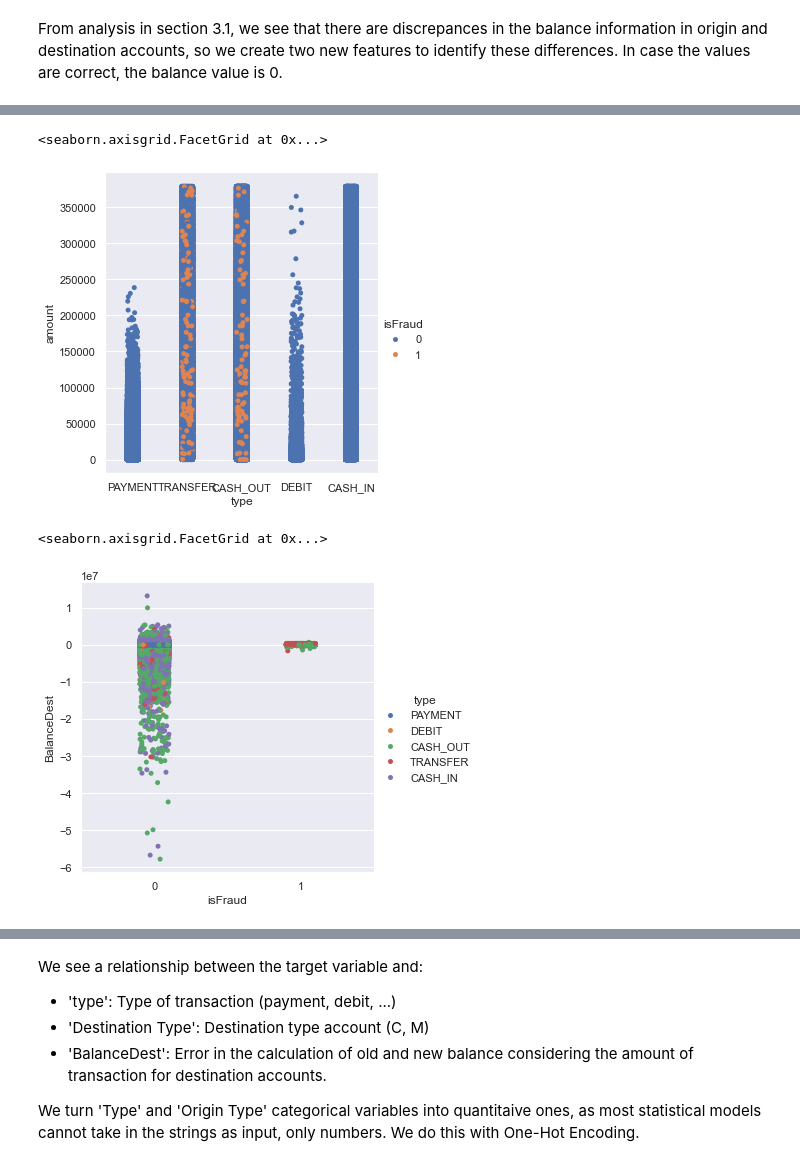
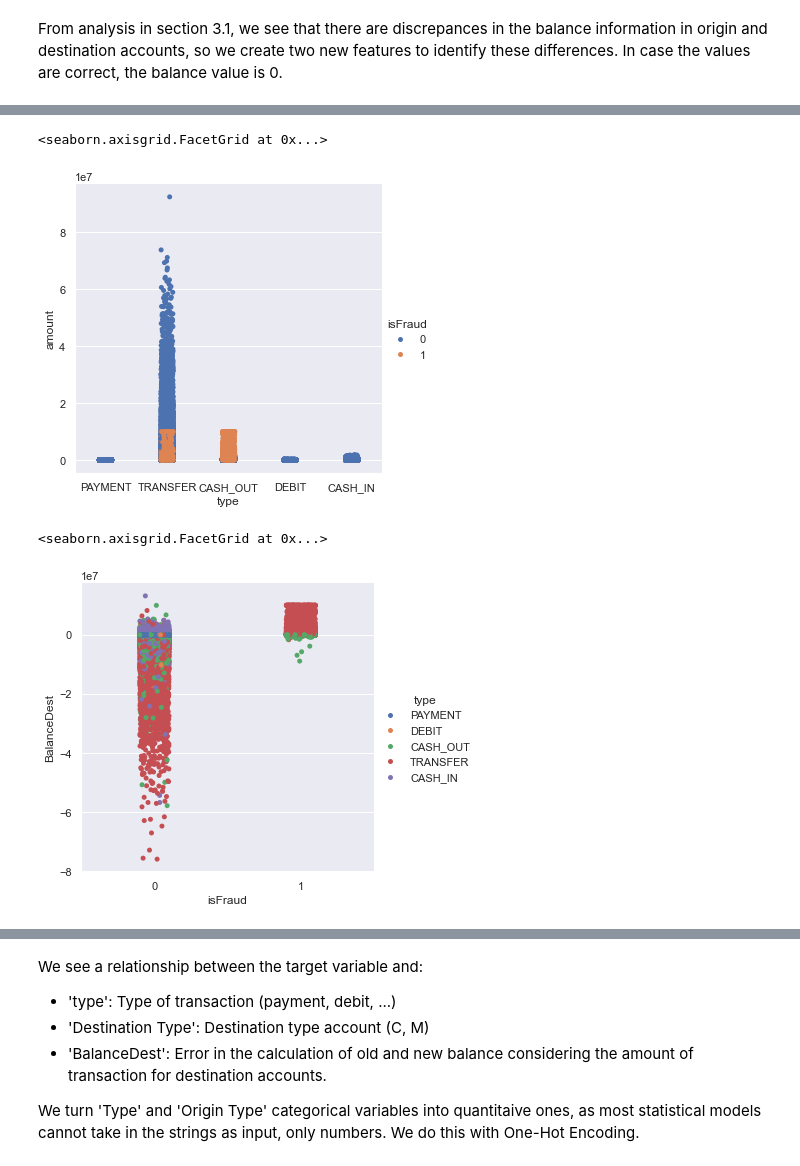
Before and after one commit to lauraaguilar4/Fraud_Project, a Jupyter notebook: Fraud_Notebook.ipynb, the cells around one changed output, grey strips where cells are left out. Drawn from its saved outputs; the diff is of its cells as text; code cells hidden in the pictures.

Commit message:
Change in outliers treatment and feature engineering.

```diff
--- a/Fraud_Notebook.ipynb
+++ b/Fraud_Notebook.ipynb
@@ -296,7 +301,5 @@ Choosing an appropriate replacement value can be subjective and may introduce bi
 # %%
-# Remove outliers
-df_cleaned = data[~data['Outlier']]
 # Drop additional columns
-df_cleaned.drop(['Robust_Z_Score', 'Outlier'], axis=1, inplace=True)
-df_cleaned.head()
+data.drop(['Robust_Z_Score', 'Outlier'], axis=1, inplace=True)
+data.head()
 # %% [output]
@@ -371,6 +332,6 @@ Moreover, according to the dataset description, this variable should be 1 for al
 Considering this, we remove 'isFlaggedFraud' variable, because it is meaningles, and we take 'isFraud' as the target variable of our dataset.
 # %%
 # Drop 'isFlaggedFraud' column
-df_cleaned.drop(['isFlaggedFraud'], axis=1, inplace=True)
-df_cleaned.head()
+data.drop(['isFlaggedFraud'], axis=1, inplace=True)
+data.head()
 # %% [output]
@@ -459,7 +416,7 @@ Moreover, we see that there is only 'C' account types in origin, so this variabl
 From analysis in section 3.1, we see that there are discrepances in the balance information in origin and destination accounts, so we create two new features to identify these differences.
 In case the values are correct, the balance value is 0.
 # %%
-df_cleaned['BalanceOrig'] = df_cleaned.newbalanceOrig - df_cleaned.oldbalanceOrg + df_cleaned.amount
-df_cleaned['BalanceDest'] = df_cleaned.oldbalanceDest - df_cleaned.newbalanceDest + df_cleaned.amount
-df_cleaned[['BalanceOrig','BalanceDest']].describe()
+data['BalanceOrig'] = data.newbalanceOrig - data.oldbalanceOrg + data.amount
+data['BalanceDest'] = data.oldbalanceDest - data.newbalanceDest + data.amount
+data[['BalanceOrig','BalanceDest']].describe()
 # %% [output]
@@ -485,11 +432,11 @@ See the caveats in the documentation: https://pandas.pydata.org/pandas-docs/stab
 # %%
-sns.catplot(x = "type", y = "amount", data = df_cleaned, hue = "isFraud")
+sns.catplot(x = "type", y = "amount", data = data, hue = "isFraud")
 # %% [output]
 <seaborn.axisgrid.FacetGrid at 0x...>
-[figure, old version]
+[figure, new version]
 # %%
-sns.catplot(x = "isFraud", y = "BalanceDest", data = df_cleaned, hue = "type")
+sns.catplot(x = "isFraud", y = "BalanceDest", data = data, hue = "type")
 # %% [output]
 <seaborn.axisgrid.FacetGrid at 0x...>
-[figure, old version]
+[figure, new version]
 # %%
```
Also changed, not shown: parts of 36 cells of this notebook.
